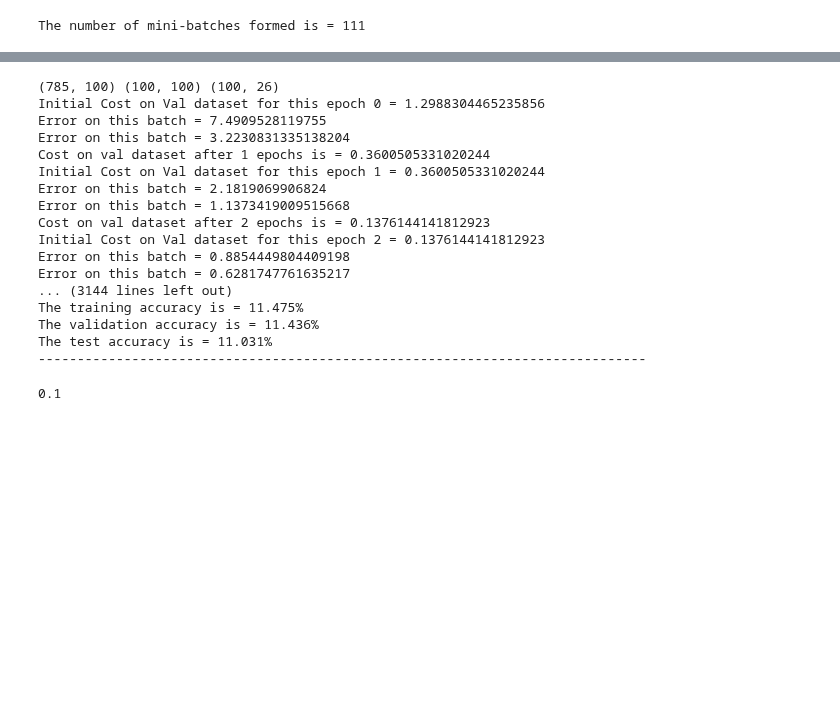
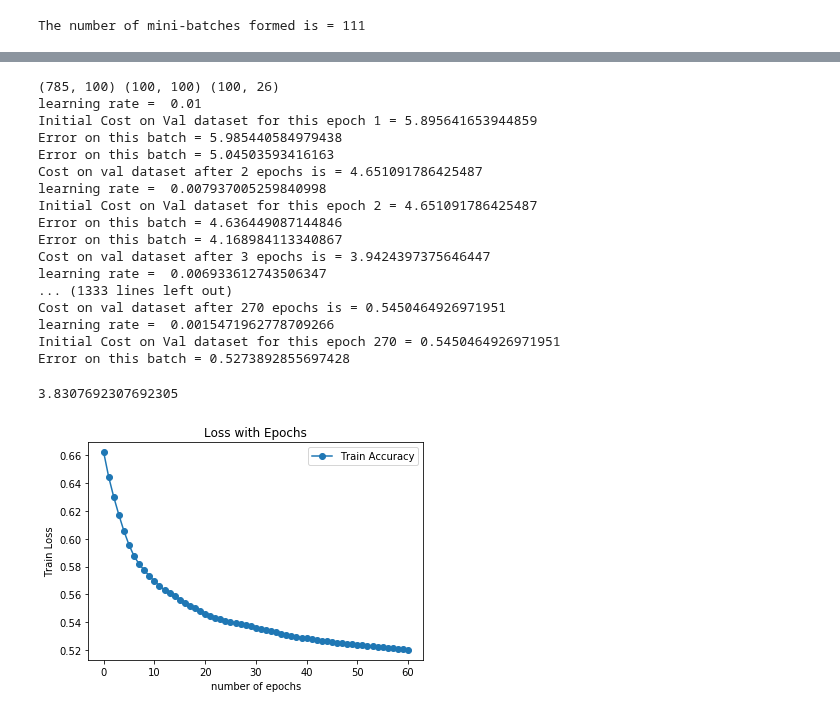
Before and after one commit to agarwal-ayushi/Machine-Learning-Assignments, a Jupyter notebook: Assignment3/partB/ques1-relu.ipynb, the cells around one changed output, grey strips where cells are left out. Drawn from its saved outputs; the diff is of its cells as text; code cells hidden in the pictures; blank space fills up the shorter version.

```diff
--- a/Assignment3/partB/ques1-relu.ipynb
+++ b/Assignment3/partB/ques1-relu.ipynb
@@ -163,22 +165,22 @@ train_accuracy = []
 test_accuracy = []
 train_time = []
 valid_accuracy=[]
+# %%
+lr=0.003
 # %%
 arch=[100, 100]
-lr0=0.5
-
+lr0=0.01
+costs = []
 theta = theta_init(arch)
 print(theta[0].shape, theta[1].shape, theta[2].shape)
-fm = forward_prop(X_train, theta)
-ite=1
-epoch = 0
+epoch = 1
 start = time.time()
-cost_init = cost_total(X_valid, theta, valid_class_enc, m)
-
+cost_init = cost_total(X_train, theta, train_class_enc, m) #Validation loss not giving much info
+costs.append(cost_init)
 while(True):
     count = 0
-#     lr = lr0/(np.sqrt(ite))
-#     print("learning rate = ", lr)
+    lr = lr0/(np.power(epoch, 1/3))
+    print("learning rate = ", lr)
 
     print("Initial Cost on Val dataset for this epoch {} = {}".format(epoch, cost_init))
 
@@ -198,7 +200,7 @@ while(True):
                 #print("delta for last layer=",delta[l])
             else:
                 delta[l]=(np.dot(delta[l+1], theta[l].T)*deriv_relu(fm[l]))
-                #print("delta for hidden layer=",delta[l])
+                #print("delta for hidden layer=",np.mean(delta[l]))
 
         for t in range(len(theta)):
             theta[t] += lr*np.dot(fm[t].T, delta[t+1])
@@ -207,7 +209,8 @@ while(True):
     epoch+=1 #Number of epochs
     #ite+=1
 
-    cost_final = cost_total(X_valid, theta, valid_class_enc, m)
+    cost_final = cost_total(X_train, theta, train_class_enc, m)
+    if(epoch%10==0): costs.append(cost_final)
     print("Cost on val dataset after {} epochs is = {}".format(epoch, cost_final))
     if (abs(cost_final-cost_init) < 1e-08):
         print("cost initial= {} , cost final={} , change in cost= {}".format(cost_init,cost_final, cost_final-cost_init))
@@ -229,23 +232,37 @@ print("The test accuracy is = {:2.3f}%".format(test_accuracy[-1]))
 print("------------------------------------------------------------------------------\n")
 # %% [output]
 (785, 100) (100, 100) (100, 26)
-Initial Cost on Val dataset for this epoch 0 = 1.2988304465235856
-Error on this batch = 7.4909528119755
-Error on this batch = 3.2230831335138204
-Cost on val dataset after 1 epochs is = 0.3600505331020244
-Initial Cost on Val dataset for this epoch 1 = 0.3600505331020244
-Error on this batch = 2.1819069906824
-Error on this batch = 1.1373419009515668
-Cost on val dataset after 2 epochs is = 0.1376144141812923
-Initial Cost on Val dataset for this epoch 2 = 0.1376144141812923
-Error on this batch = 0.8854449804409198
-Error on this batch = 0.6281747761635217
-... (3144 lines left out)
-The training accuracy is = 11.475%
-The validation accuracy is = 11.436%
-The test accuracy is = 11.031%
-------------------------------------------------------------------------------
+learning rate =  0.01
+Initial Cost on Val dataset for this epoch 1 = 5.895641653944859
+Error on this batch = 5.985440584979438
+Error on this batch = 5.04503593416163
+Cost on val dataset after 2 epochs is = 4.651091786425487
+learning rate =  0.007937005259840998
+Initial Cost on Val dataset for this epoch 2 = 4.651091786425487
+Error on this batch = 4.636449087144846
+Error on this batch = 4.168984113340867
+Cost on val dataset after 3 epochs is = 3.9424397375646447
+learning rate =  0.006933612743506347
+... (1333 lines left out)
+Cost on val dataset after 270 epochs is = 0.5450464926971951
+learning rate =  0.0015471962778709266
+Initial Cost on Val dataset for this epoch 270 = 0.5450464926971951
+Error on this batch = 0.5273892855697428
-# %%
-lr
-# %% [output]
-0.1
+# %%
+calc_accuracy(X_test, theta, test_actual_class_enc)
+# %% [output]
+3.8307692307692305
+# %%
+fig = plt.figure()
+ax = fig.add_subplot(111)
+ax.set_title("Loss with Epochs")
+x = np.arange(0,len(costs[10:]))
+ax.plot(x, costs[10:], marker='o', label='Train Accuracy')
+ax.set_xlabel("number of epochs")
+ax.set_ylabel("Train Loss")
+
+plt.legend()
+#plt.savefig("accuracy_HiddenUnit_val20per.png", dpi=1000, bbox_inches='tight')
+plt.show()
+# %% [output]
+[figure, added]
```
Also changed, not shown: parts of 3 cells of this notebook, 2 other files.
